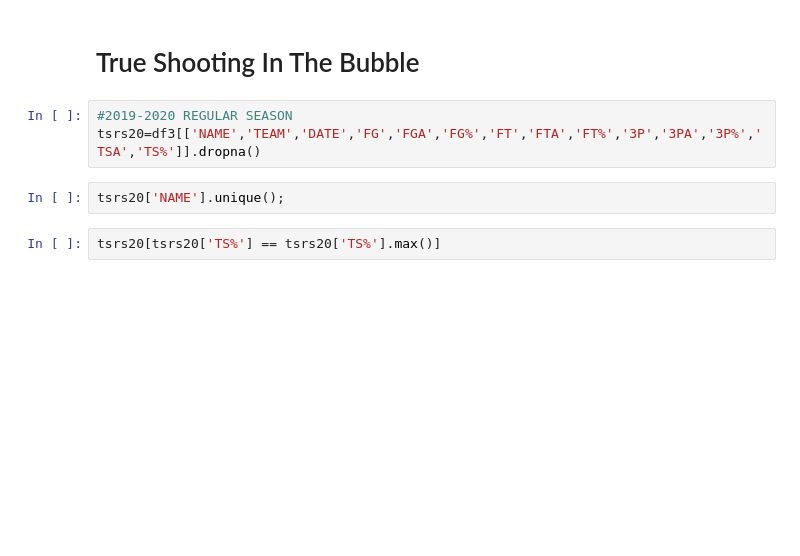
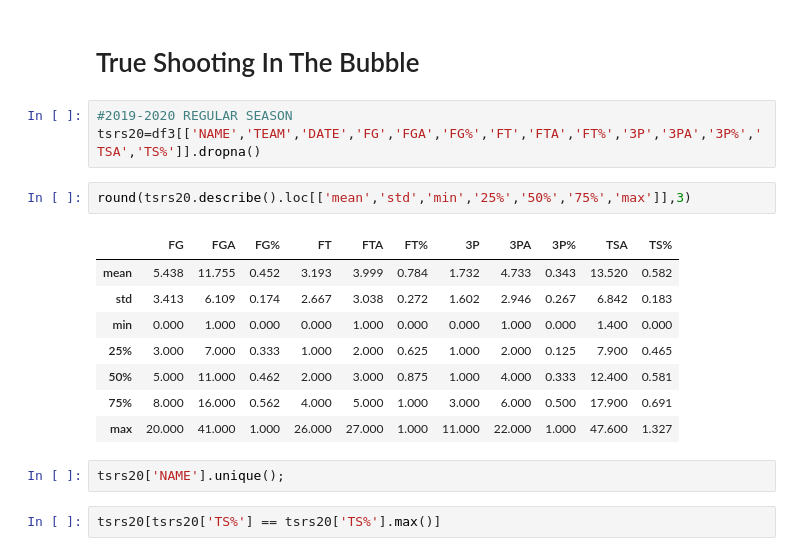
Before and after one commit to xazsanch/Basketball-in-the-Bubble, a Jupyter notebook: Playoff '19 and '20 Game Logs.ipynb, the cells around one changed output. Drawn from its saved outputs; the diff is of its cells as text; blank space fills up the shorter version.

```diff
--- a/Playoff '19 and '20 Game Logs.ipynb
+++ b/Playoff '19 and '20 Game Logs.ipynb
@@ -768,6 +768,17 @@ np.std(rshw20)
 # %%
 #2019-2020 REGULAR SEASON
 tsrs20=df3[['NAME','TEAM','DATE','FG','FGA','FG%','FT','FTA','FT%','3P','3PA','3P%','TSA','TS%']].dropna()
+# %%
+round(tsrs20.describe().loc[['mean','std','min','25%','50%','75%','max']],3)
+# %% [output]
+|  | FG | FGA | FG% | FT | FTA | FT% | 3P | 3PA | 3P% | TSA | TS% |
+| mean | 5.438 | 11.755 | 0.452 | 3.193 | 3.999 | 0.784 | 1.732 | 4.733 | 0.343 | 13.520 | 0.582 |
+| std | 3.413 | 6.109 | 0.174 | 2.667 | 3.038 | 0.272 | 1.602 | 2.946 | 0.267 | 6.842 | 0.183 |
+| min | 0.000 | 1.000 | 0.000 | 0.000 | 1.000 | 0.000 | 0.000 | 1.000 | 0.000 | 1.400 | 0.000 |
+| 25% | 3.000 | 7.000 | 0.333 | 1.000 | 2.000 | 0.625 | 1.000 | 2.000 | 0.125 | 7.900 | 0.465 |
+| 50% | 5.000 | 11.000 | 0.462 | 2.000 | 3.000 | 0.875 | 1.000 | 4.000 | 0.333 | 12.400 | 0.581 |
+| 75% | 8.000 | 16.000 | 0.562 | 4.000 | 5.000 | 1.000 | 3.000 | 6.000 | 0.500 | 17.900 | 0.691 |
+| max | 20.000 | 41.000 | 1.000 | 26.000 | 27.000 | 1.000 | 11.000 | 22.000 | 1.000 | 47.600 | 1.327 |
 # %%
 tsrs20['NAME'].unique();
 # %%
```
Also changed, not shown: 4 other files.
